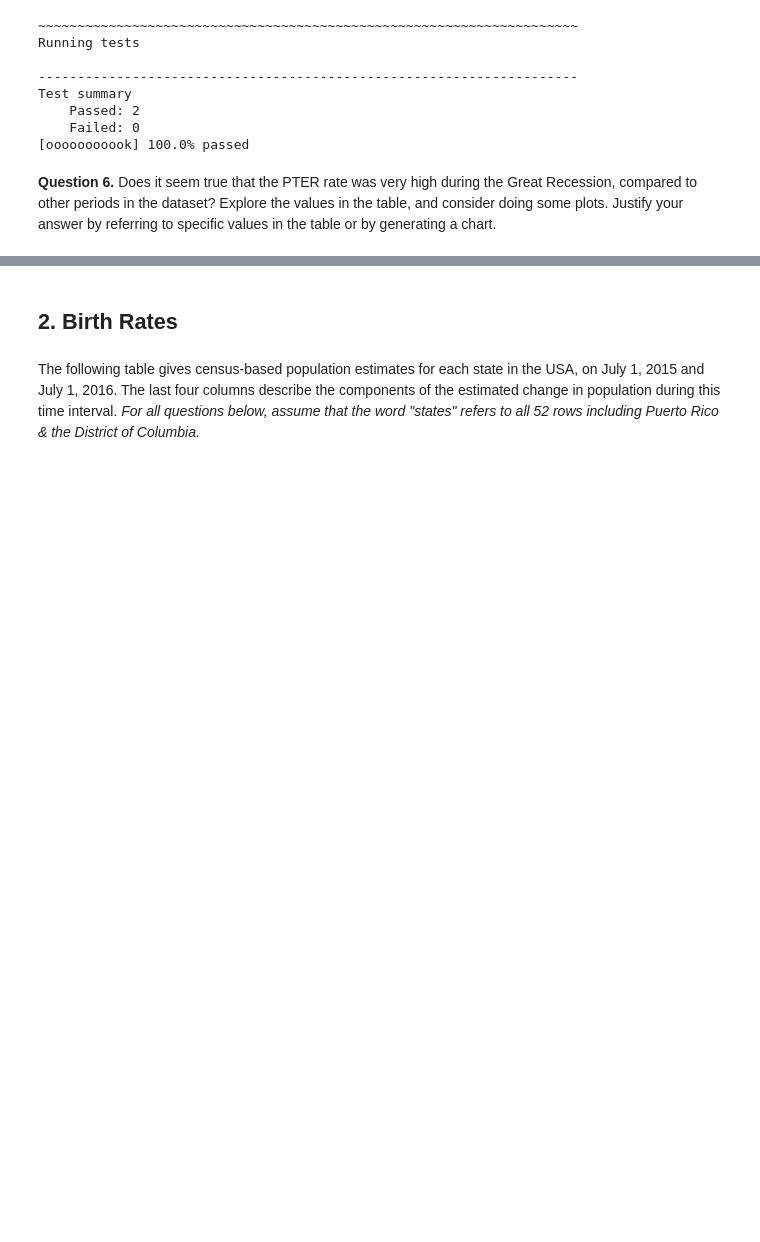
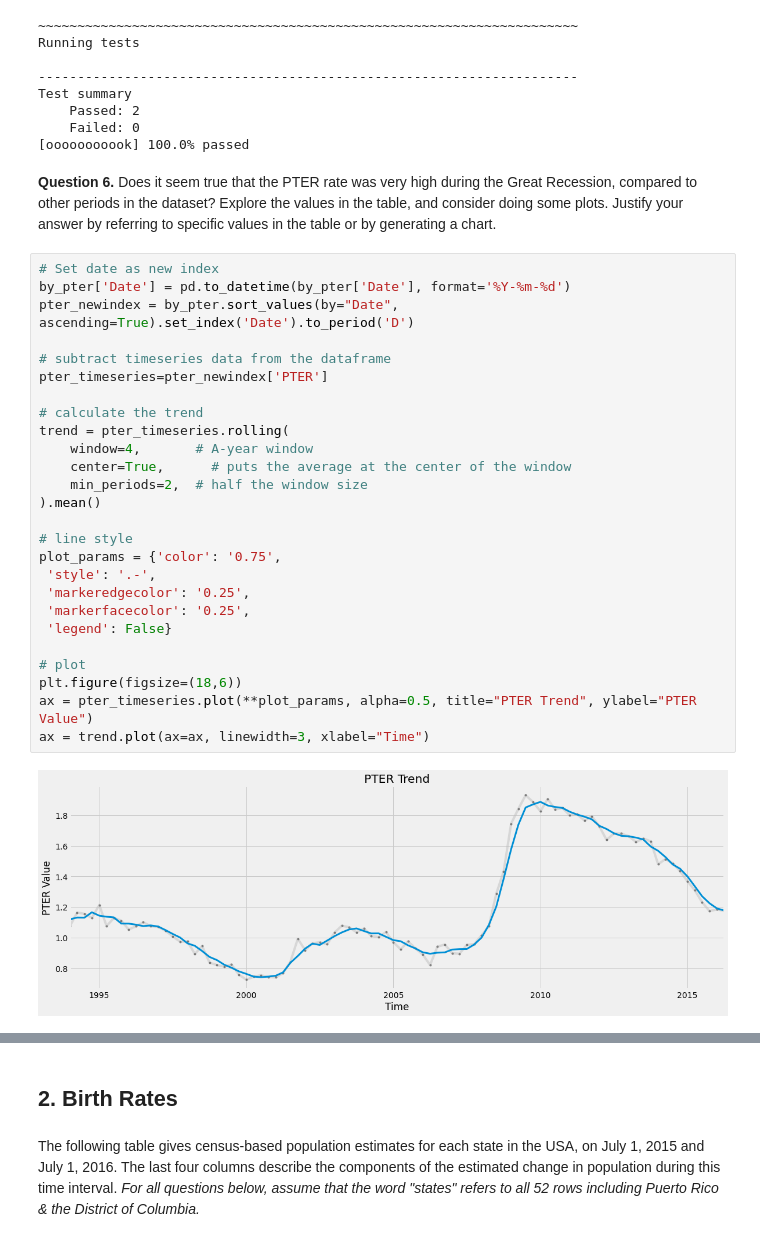
Before and after one commit to Wetiqe/UoB-DS-Semester1, a Jupyter notebook: pandering/pandering.ipynb, the cells around one changed output, grey strips where cells are left out. Saved outputs shown, nothing was run; the diff lists cells and outputs as text; blank space fills up the shorter version.

```diff
--- a/pandering/pandering.ipynb
+++ b/pandering/pandering.ipynb
@@ -239,4 +219,32 @@ Test summary
 Great Recession, compared to other periods in the dataset?  Explore the values
 in the table, and consider doing some plots.  Justify your answer by referring
 to specific values in the table or by generating a chart.
+# %%
+# Set date as new index
+by_pter['Date'] = pd.to_datetime(by_pter['Date'], format='%Y-%m-%d')
+pter_newindex = by_pter.sort_values(by="Date", ascending=True).set_index('Date').to_period('D')
+
+# subtract timeseries data from the dataframe
+pter_timeseries=pter_newindex['PTER']
+
+# calculate the trend
+trend = pter_timeseries.rolling(
+    window=4,       # A-year window
+    center=True,      # puts the average at the center of the window
+    min_periods=2,  # half the window size
+).mean()
+
+# line style
+plot_params = {'color': '0.75',
+ 'style': '.-',
+ 'markeredgecolor': '0.25',
+ 'markerfacecolor': '0.25',
+ 'legend': False}
+
+# plot
+plt.figure(figsize=(18,6))
+ax = pter_timeseries.plot(**plot_params, alpha=0.5, title="PTER Trend", ylabel="PTER Value")
+ax = trend.plot(ax=ax, linewidth=3, xlabel="Time")
+# %% [output]
+[figure, added]
 # %% [markdown]
```
Also changed, not shown: parts of 4 cells of this notebook, 5 other files.
